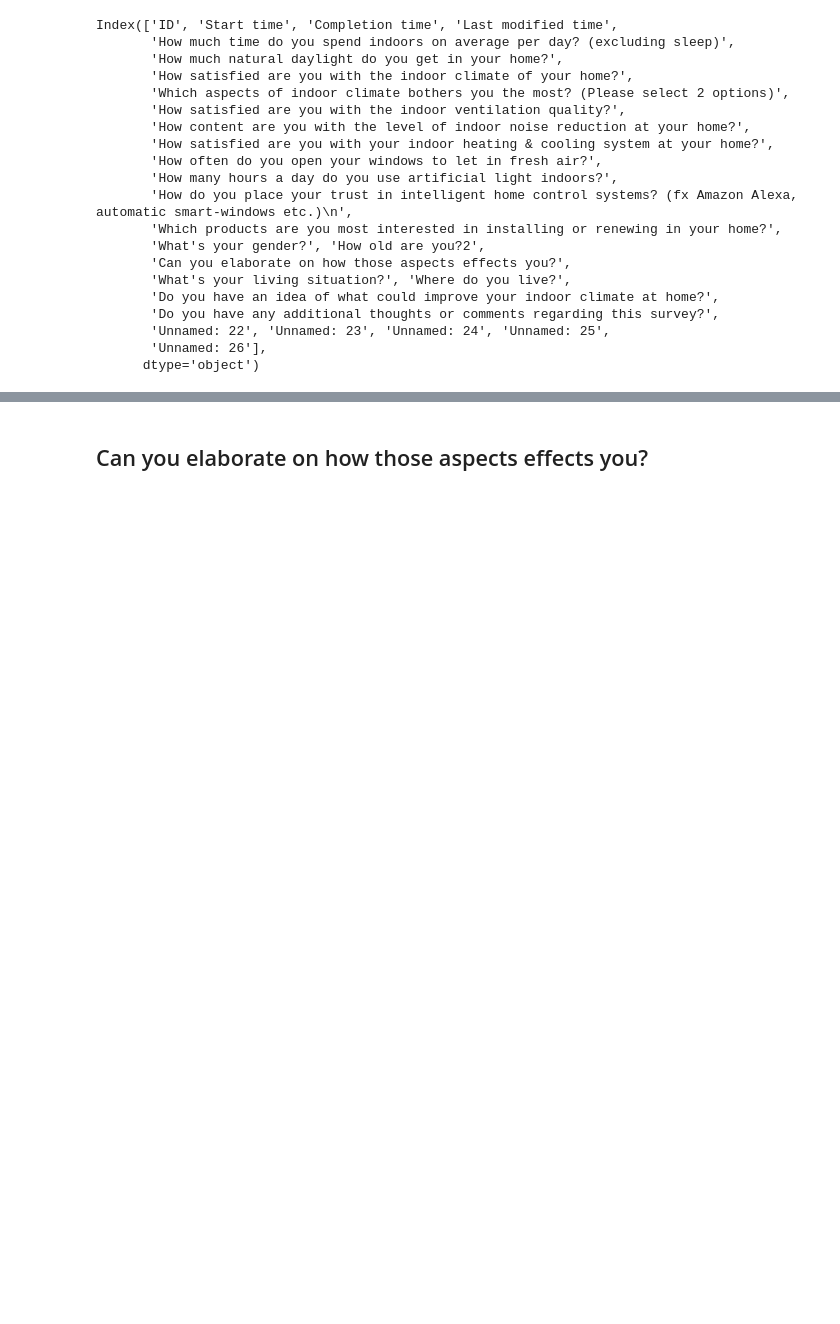
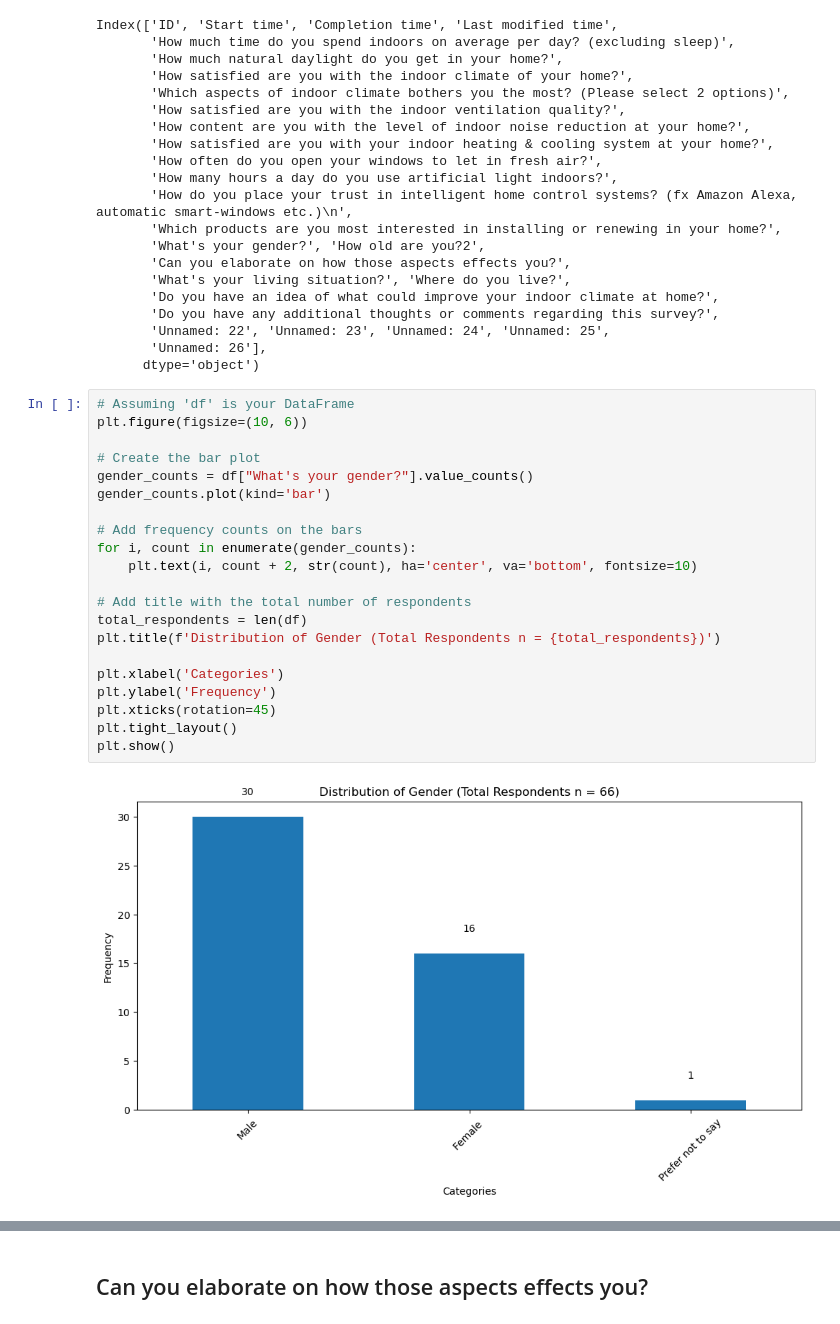
Before and after one commit to chozillla/VeluxInnovationDTU, a Jupyter notebook: Survery.ipynb, the cells around one changed output, grey strips where cells are left out. Cells and saved outputs as stored; diff of their text form; blank space fills up the shorter version.

```diff
--- a/Survery.ipynb
+++ b/Survery.ipynb
@@ -63,3 +63,26 @@ Index(['ID', 'Start time', 'Completion time', 'Last modified time',
        'Unnamed: 22', 'Unnamed: 23', 'Unnamed: 24', 'Unnamed: 25',
        'Unnamed: 26'],
       dtype='object')
+# %%
+# Assuming 'df' is your DataFrame
+plt.figure(figsize=(10, 6))
+
+# Create the bar plot
+gender_counts = df["What's your gender?"].value_counts()
+gender_counts.plot(kind='bar')
+
+# Add frequency counts on the bars
+for i, count in enumerate(gender_counts):
+    plt.text(i, count + 2, str(count), ha='center', va='bottom', fontsize=10)
+
+# Add title with the total number of respondents
+total_respondents = len(df)
+plt.title(f'Distribution of Gender (Total Respondents n = {total_respondents})')
+
+plt.xlabel('Categories')
+plt.ylabel('Frequency')
+plt.xticks(rotation=45)
+plt.tight_layout()
+plt.show()
+# %% [output]
+[figure, added]
```
Also changed, not shown: parts of 7 cells of this notebook.
